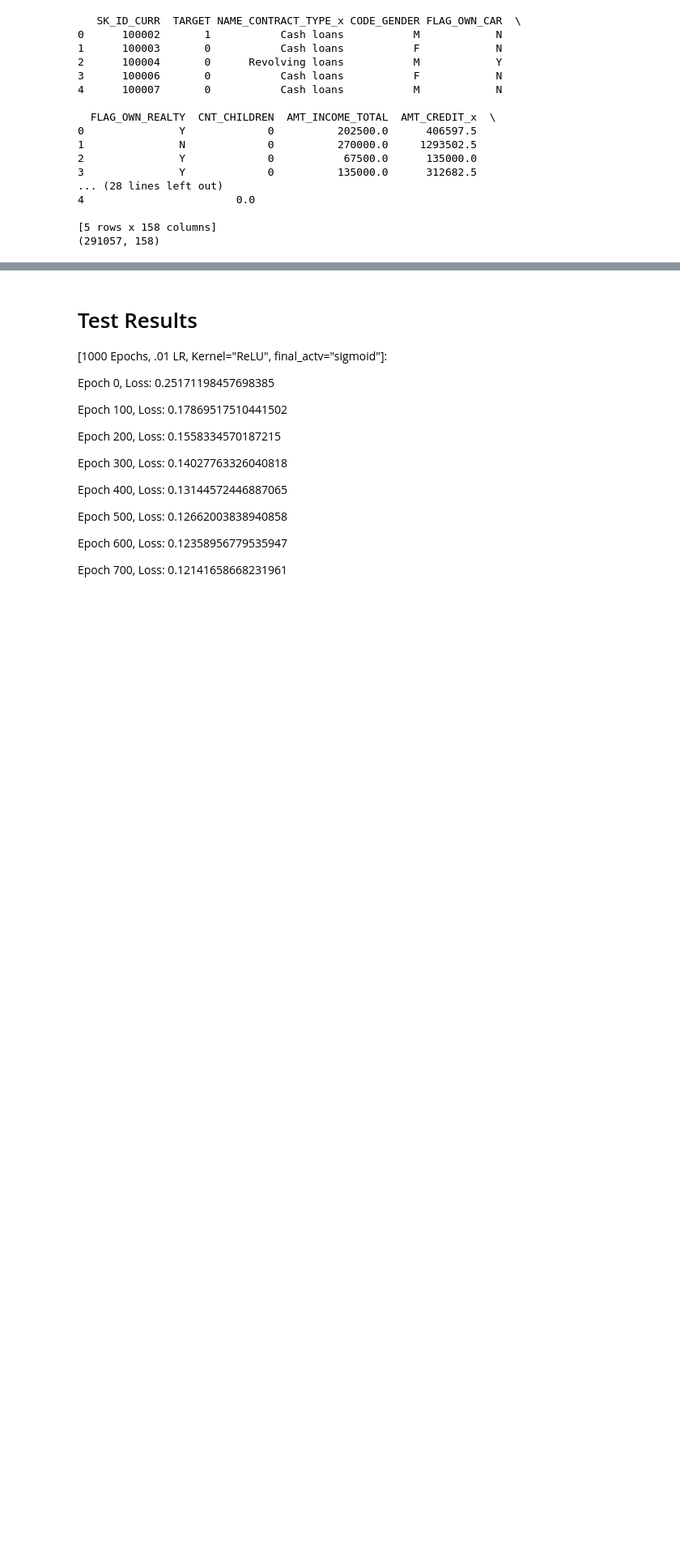
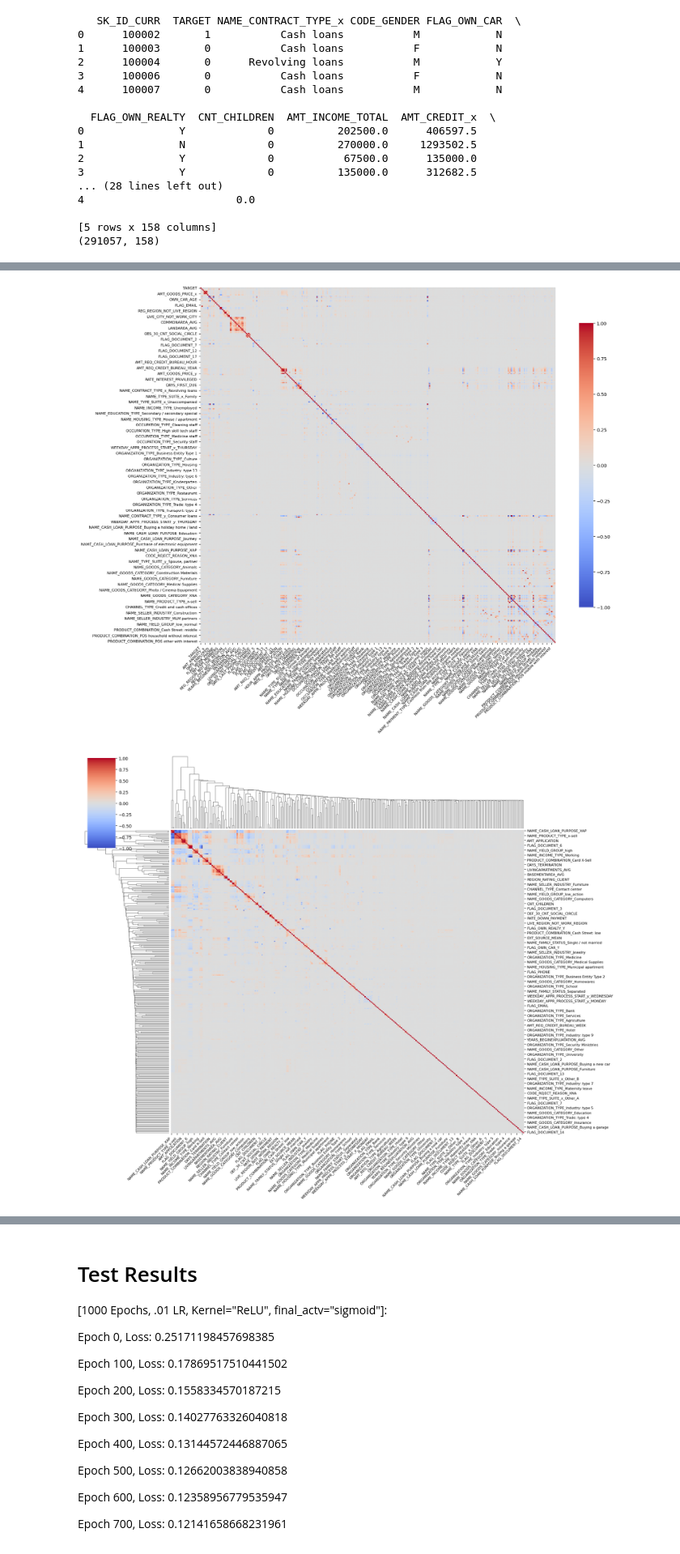
Before and after one commit to grasht/projects_ML_HW_3, a Jupyter notebook: HW3.ipynb, the cells around one changed output, grey strips where cells are left out. Shown at 81% size. Saved outputs shown, nothing was run; the diff lists cells and outputs as text; code cells hidden in the pictures; blank space fills up the shorter version.

```diff
--- a/HW3.ipynb
+++ b/HW3.ipynb
@@ -110,0 +109,13 @@ sns.clustermap(corr_matrix, annot=True, cmap='coolwarm')
+# %%
+#Map Correlations
+
+feature_names = df.columns.tolist()
+
+print(feature_names)
+
+features = df[feature_names[:-1]]
+target = df[feature_names[-1]]
+X = features.copy()
+X = pre_pipeline(X)
+
+print(X.columns)
@@ -110,0 +139,40 @@ sns.clustermap(corr_matrix, annot=True, cmap='coolwarm')
+# %%
+# Calculate correlation matrix
+corr_matrix = X.corr()
+
+# Ensure the correlation matrix itself does not contain any non-finite values
+corr_matrix = corr_matrix.fillna(0)
+
+#sns.heatmap(corr_matrix, annot=False, cmap='coolwarm')
+#sns.clustermap(corr_matrix, annot=False, cmap='coolwarm')
+
+plt.figure(figsize=(18, 14))
+
+sns.heatmap(
+    corr_matrix,
+    annot=False,
+    cmap='coolwarm',
+    square=True,
+    cbar_kws={"shrink": .8}
+)
+
+plt.xticks(rotation=45, ha="right", fontsize=8)
+plt.yticks(rotation=0, fontsize=8)
+
+plt.tight_layout()
+plt.show()
+
+g = sns.clustermap(
+    corr_matrix,
+    cmap='coolwarm',
+    figsize=(18, 16),
+    annot=False
+)
+
+plt.setp(g.ax_heatmap.get_xticklabels(), rotation=45, ha="right", fontsize=8)
+plt.setp(g.ax_heatmap.get_yticklabels(), fontsize=8)
+
+plt.show()
+# %% [output]
+[figure, added]
+[figure, added]
```
Also changed, not shown: parts of 11 cells of this notebook.
